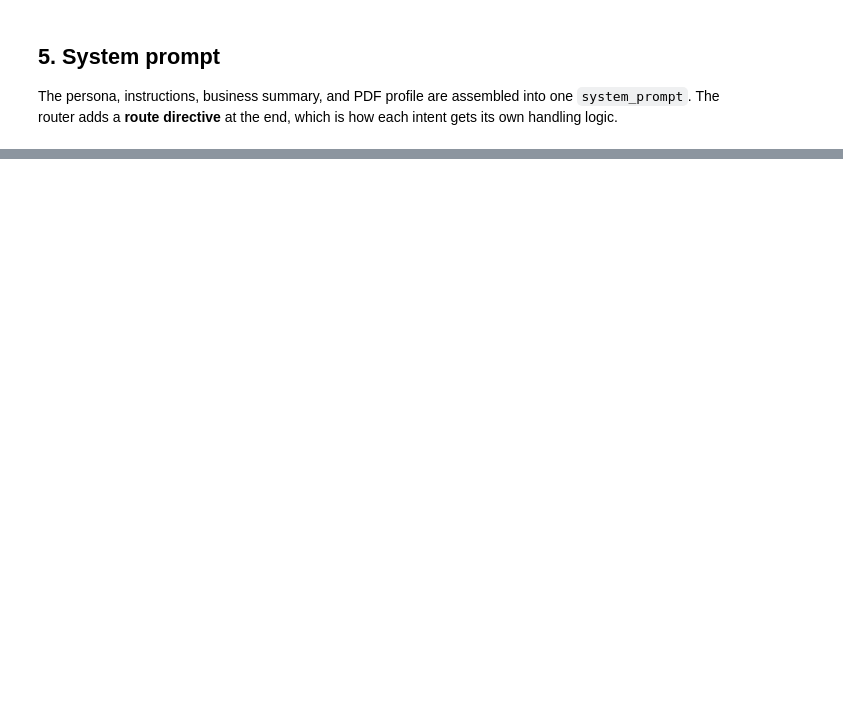
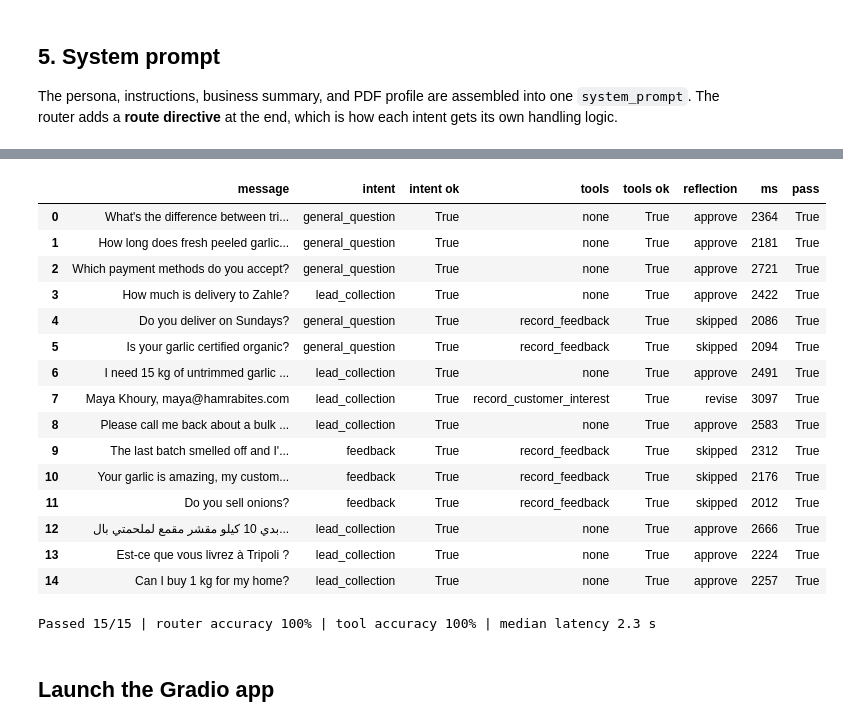
Before and after one commit to chrs-005/Garliclo-Agent, a Jupyter notebook: business_agent.ipynb, the cells around one changed output, grey strips where cells are left out. Drawn from its saved outputs; the diff is of its cells as text; code cells hidden in the pictures; blank space fills up the shorter version.

```diff
--- a/business_agent.ipynb
+++ b/business_agent.ipynb
@@ -237,6 +246,7 @@ Classify the customer's LATEST message into exactly one intent:
   contacted, OR is giving contact details (name, email, phone) or order details (quantity, area).
 - "feedback": gives feedback, a complaint, a compliment, or a suggestion, OR asks for something Garliclo clearly does
   not offer or cannot know (other products, unrelated services), i.e. an unanswered question for the team.
+  Examples of feedback: "Do you sell onions?", "Do you have toum?", "Can you make garlic paste?".
 
 Use the recent conversation only as context for the latest message.
 Reply with JSON only: {"intent": "<one of the three>", "reason": "<max 12 words>"}"""
@@ -262,6 +272,10 @@ def heuristic_route(message: str) -> str:
 
 def route_message(message: str, history: list[dict]) -> dict:
     """Classify the latest message into one of INTENTS with a lightweight LLM call (heuristic fallback)."""
+    if EMAIL_RE.search(message):  # fast path: a message with an email address is always lead collection
+        print("🧭 [ROUTER] lead_collection   via fast path (email detected, no LLM call)")
+        return {"intent": "lead_collection", "reason": "Message contains an email address", "method": "fast path",
+                "ms": 0}
     recent = "\n".join(f"{m['role']}: {m['content'][:300]}" for m in history[-4:])
     started = time.perf_counter()
     try:
@@ -629,0 +675,12 @@ def run_agent(message: str, history: list, use_reflection: bool = True) -> tuple
+# %%
+conversation = [
+    "Hi! What do you sell and how much does it cost?",
+    "I run a shawarma shop in Jounieh and need about 20 kg a week. Can you supply me?",
+    "Sure, I'm Karim Haddad, karim@shawarmajounieh.com",
+]
+history = []
+for user_message in conversation:
+    print("=" * 100 + f"\n👤 USER: {user_message}")
+    reply, trace = run_agent(user_message, history, use_reflection=False)
+    print(f"🧄 TOUMI: {reply}\n   tools: {[c['name'] for c in trace['tool_calls']] or 'none'} | {trace['total_ms']} ms")
+    history += [{"role": "user", "content": user_message}, {"role": "assistant", "content": reply}]
@@ -991,0 +1117,41 @@ with gr.Blocks(title="Garliclo · Toumi") as demo:
+# %%
+import pandas as pd
+
+lead_history = [{"role": "user", "content": "I need 15 kg of untrimmed garlic every week for my restaurant in Hamra."},
+                {"role": "assistant", "content": "Great! Could I have your name and email so the team can send a quote?"}]
+NONE, FEEDBACK, LEAD = [], ["record_feedback"], ["record_customer_interest"]
+
+# (message, accepted intents, accepted tool outcomes, history)
+EVAL_CASES = [
+    ("What's the difference between trimmed and untrimmed garlic?", {"general_question"}, [NONE], []),
+    ("How long does fresh peeled garlic last in the fridge?", {"general_question"}, [NONE], []),
+    ("Which payment methods do you accept?", {"general_question"}, [NONE], []),
+    ("How much is delivery to Zahle?", {"general_question", "lead_collection"}, [NONE], []),
+    ("Do you deliver on Sundays?", {"general_question", "feedback", "lead_collection"}, [FEEDBACK], []),
+    ("Is your garlic certified organic?", {"general_question", "feedback"}, [FEEDBACK], []),
+    ("I need 15 kg of untrimmed garlic every week for my restaurant in Hamra.", {"lead_collection"}, [NONE], []),
+    ("Maya Khoury, maya@hamrabites.com", {"lead_collection"}, [LEAD], lead_history),
+    ("Please call me back about a bulk order, my number is 03 555 111.", {"lead_collection"}, [NONE], []),
+    ("The last batch smelled off and I'm not happy.", {"feedback"}, [FEEDBACK], []),
+    ("Your garlic is amazing, my customers love our toum now!", {"feedback"}, [FEEDBACK], []),
+    ("Do you sell onions?", {"feedback"}, [FEEDBACK], []),
+    ("بدي 10 كيلو مقشر مقمع لملحمتي بالدكوانة", {"lead_collection"}, [NONE], []),
+    ("Est-ce que vous livrez à Tripoli ?", {"general_question", "lead_collection"}, [NONE], []),
+    ("Can I buy 1 kg for my home?", {"general_question", "lead_collection", "feedback"}, [NONE, FEEDBACK], []),
+]
+
+rows = []
+for message, intents, tool_outcomes, history in EVAL_CASES:
+    reply, trace = run_agent(message, history, use_reflection=True)
+    intent = trace["route"]["intent"]
+    tools = sorted({c["name"] for c in trace["tool_calls"]})
+    rows.append({"message": message[:60], "intent": intent, "intent ok": intent in intents,
+                 "tools": ", ".join(tools) or "none", "tools ok": tools in tool_outcomes,
+                 "reflection": trace["reflection"]["verdict"], "ms": trace["total_ms"]})
+
+results = pd.DataFrame(rows)
+results["pass"] = results["intent ok"] & results["tools ok"]
+display(results)
+print(f"Passed {results['pass'].sum()}/{len(results)} | router accuracy {results['intent ok'].mean():.0%} | "
+      f"tool accuracy {results['tools ok'].mean():.0%} | median latency {results['ms'].median() / 1000:.1f} s")
+# %% [output]
@@ -992,3 +1175,22 @@ with gr.Blocks(title="Garliclo · Toumi") as demo:
+|  | message | intent | intent ok | tools | tools ok | reflection | ms | pass |
+| 0 | What's the difference between tri... | general_question | True | none | True | approve | 2364 | True |
+| 1 | How long does fresh peeled garlic... | general_question | True | none | True | approve | 2181 | True |
+| 2 | Which payment methods do you accept? | general_question | True | none | True | approve | 2721 | True |
+| 3 | How much is delivery to Zahle? | lead_collection | True | none | True | approve | 2422 | True |
+| 4 | Do you deliver on Sundays? | general_question | True | record_feedback | True | skipped | 2086 | True |
+| 5 | Is your garlic certified organic? | general_question | True | record_feedback | True | skipped | 2094 | True |
+| 6 | I need 15 kg of untrimmed garlic ... | lead_collection | True | none | True | approve | 2491 | True |
+| 7 | Maya Khoury, maya@hamrabites.com | lead_collection | True | record_customer_interest | True | revise | 3097 | True |
+| 8 | Please call me back about a bulk ... | lead_collection | True | none | True | approve | 2583 | True |
+| 9 | The last batch smelled off and I'... | feedback | True | record_feedback | True | skipped | 2312 | True |
+| 10 | Your garlic is amazing, my custom... | feedback | True | record_feedback | True | skipped | 2176 | True |
+| 11 | Do you sell onions? | feedback | True | record_feedback | True | skipped | 2012 | True |
+| 12 | بدي 10 كيلو مقشر مقمع لملحمتي بال... | lead_collection | True | none | True | approve | 2666 | True |
+| 13 | Est-ce que vous livrez à Tripoli ? | lead_collection | True | none | True | approve | 2224 | True |
+| 14 | Can I buy 1 kg for my home? | lead_collection | True | none | True | approve | 2257 | True |
+Passed 15/15 | router accuracy 100% | tool accuracy 100% | median latency 2.3 s
+# %% [markdown]
+## Launch the Gradio app
 # %%
 # Launch the app (opens inline in Jupyter; also at http://127.0.0.1:7860)
 demo.launch(theme=THEME, css=CSS, head=HEAD, js=FORCE_LIGHT, allowed_paths=[str(ASSETS_DIR)])
```
Also changed, not shown: parts of 27 cells of this notebook, 4 other files.
